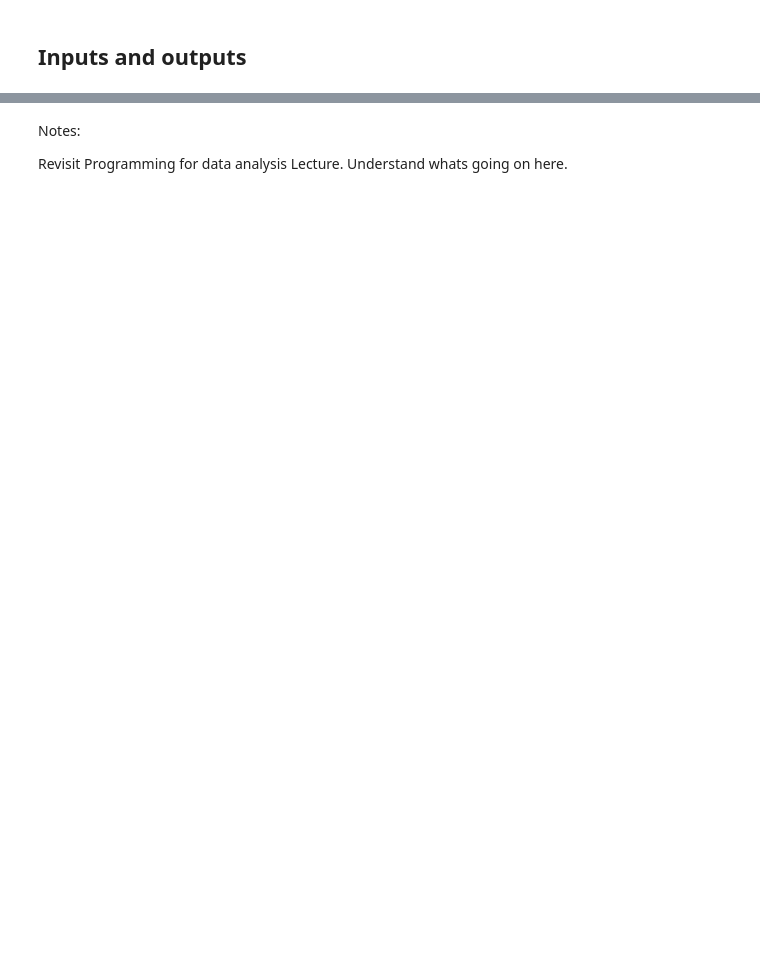
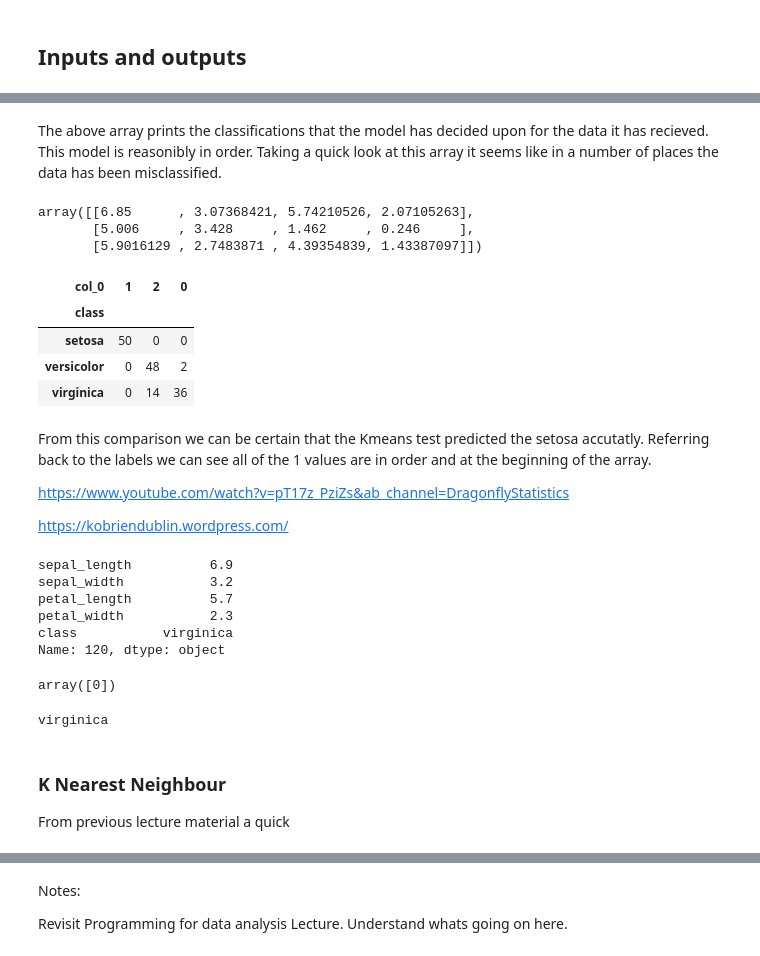
Before and after one commit to eoinlees/MLandS-assesment-2020, a Jupyter notebook: MLandS-assessment-2020.ipynb, the cells around one changed output, grey strips where cells are left out. Cells and saved outputs as stored; diff of their text form; code cells hidden in the pictures; blank space fills up the shorter version.

```diff
--- a/MLandS-assessment-2020.ipynb
+++ b/MLandS-assessment-2020.ipynb
@@ -347,0 +466,4 @@ sns.pairplot(df, hue="class")
+# %%
+# Convert dataframe to array
+x = df.iloc[:, [0, 1, 2, 3]].values
+x
@@ -347,0 +488,4 @@ sns.pairplot(df, hue="class")
+# %%
+# Isolate the class and save in variable to compare results with
+species = df["class"]
+species
@@ -347,0 +505,6 @@ sns.pairplot(df, hue="class")
+# %%
+# Pre specify 3 clusters
+kmeans = KMeans(n_clusters=3, random_state=0)
+# %%
+# Fit object using iris data to train model
+KMmodel = kmeans.fit(x)
@@ -348,3 +522,63 @@ sns.pairplot(df, hue="class")
+# %% [markdown]
+The above array prints the classifications that the model has decided upon for the data it has recieved. This model is reasonibly in order. Taking a quick look at this array it seems like in a number of places the data has been misclassified.
+# %%
+# Get the centres of the clusters
+KMmodel.cluster_centers_
+# %% [output]
+array([[6.85      , 3.07368421, 5.74210526, 2.07105263],
+       [5.006     , 3.428     , 1.462     , 0.246     ],
+       [5.9016129 , 2.7483871 , 4.39354839, 1.43387097]])
+# %%
+# Use pandas to crosstabulate predictions with true values
+ct = pd.crosstab(species, KMmodel.labels_)
+column_titles = [1,2,0]
+
+ct.reindex(columns=column_titles)
+# %% [output]
+| col_0 | 1 | 2 | 0 |
+| class |  |  |  |
+| setosa | 50 | 0 | 0 |
+| versicolor | 0 | 48 | 2 |
+| virginica | 0 | 14 | 36 |
+# %% [markdown]
+From this comparison we can be certain that the Kmeans test predicted the setosa accutatly. Referring back to the labels we can see all of the 1 values are in order and at the beginning of the array.
+
+
+
+https://www.youtube.com/watch?v=pT17z_PziZs&ab_channel=DragonflyStatistics
+
+https://kobriendublin.wordpress.com/
+# %%
+# Select existing data
+df.loc[120]
+# %% [output]
+sepal_length          6.9
+sepal_width           3.2
+petal_length          5.7
+petal_width           2.3
+class           virginica
+Name: 120, dtype: object
+# %%
+# Predict using k means
+kmeans.predict([[6.9, 3.2, 5.7, 2.3]])
+# %% [output]
+array([0])
+# %%
+# convert prediction to species
+p = kmeans.predict([[6.9, 3.2, 5.7, 2.3]])
+for i in p:
+    if p.any() == 1:
+        print("setosa")
+    elif p.any() == 2:
+        print("versicolor")
+    else:
+        print("virginica")
+# %% [output]
+virginica
+# %% [markdown]
+### K Nearest Neighbour
+
+From previous lecture material a quick
 # %%
 # Inputs and outputs
 inputs = df[['sepal_length', 'sepal_width', 'petal_length', 'petal_width']]
```
Also changed, not shown: parts of 39 cells of this notebook.
